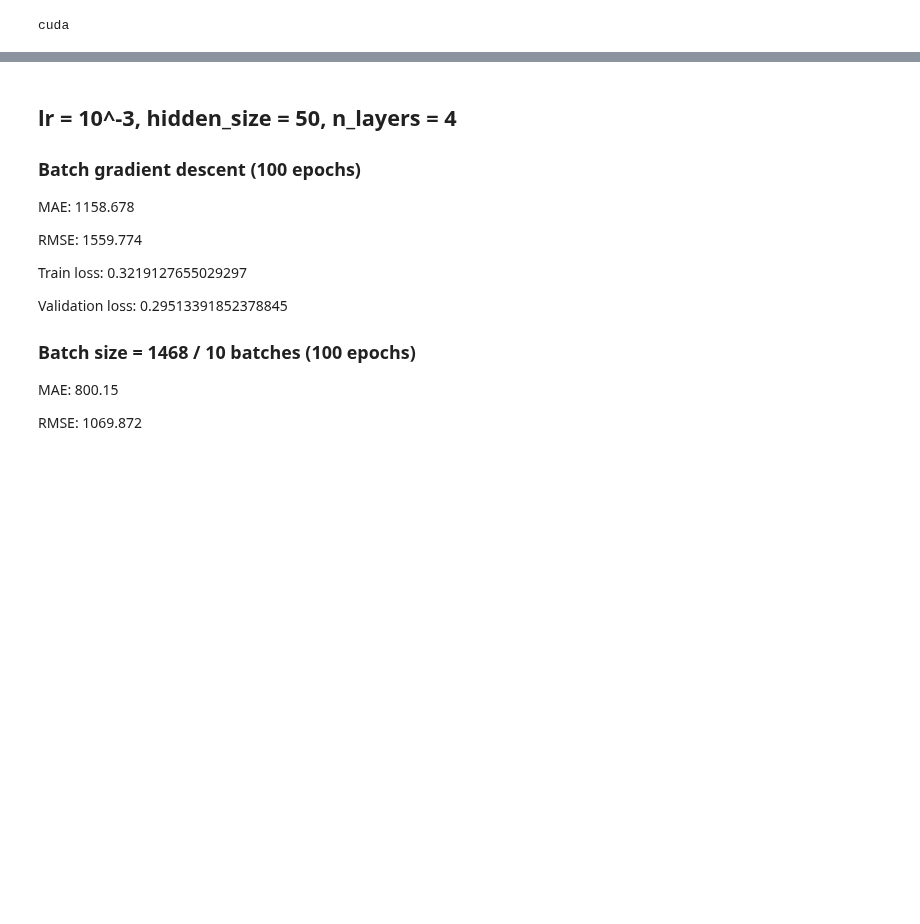
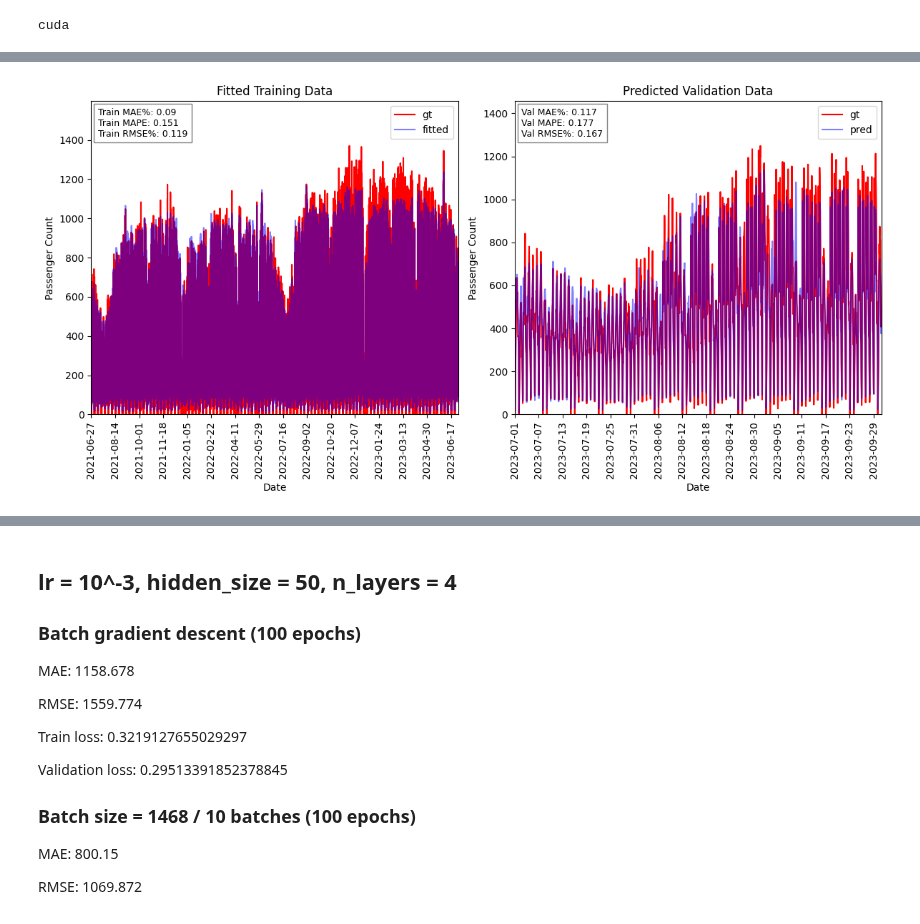
Before and after one commit to andr830g/Machine-Learning-Passenger-Forecasting, a Jupyter notebook: DeepLearningModelling.ipynb, the cells around one changed output, grey strips where cells are left out. Saved outputs shown, nothing was run; the diff lists cells and outputs as text; code cells hidden in the pictures; blank space fills up the shorter version.

Commit message:
Created plot function and moved it to utils.tools

```diff
--- a/DeepLearningModelling.ipynb
+++ b/DeepLearningModelling.ipynb
@@ -16,25 +17,34 @@ exog = True
 if diff:
     # Input diff, output diff
     target_column = "diff"
-    drop_cols = ["date", "hour", "year", "quarter", "Q1", "month", "monthNumber", "weekNumber", "weekDay", "dateNumber", "mon", "workdayPlan", "line", "passengersBoarding", "datetime", "eventName"]
+    drop_cols = ["date", "hour", "year", "quarter", "Q1", "month",
+                 "monthNumber", "weekNumber", "weekDay", "dateNumber", "mon",
+                 "workdayPlan", "line", "passengersBoarding", "datetime", "eventName"]
     lagColName = "diffLag"
 
 if not diff:
     # Input passengers, output passengers
     target_column = "passengersBoarding"
-    drop_cols = ["date", "hour", "year", "quarter", "Q1", "month", "monthNumber", "weekNumber", "weekDay", "dateNumber", "mon", "workdayPlan", "line", "datetime", "eventName"]
+    drop_cols = ["date", "hour", "year", "quarter", "Q1", "month",
+                 "monthNumber", "weekNumber", "weekDay", "dateNumber", "mon",
+                 "workdayPlan", "line", "datetime", "eventName"]
     lagColName = "lag"
 
+true_target_column = "passengersBoarding"
 df60 = utils.DataSplitter.getTrainData(60, diff=diff)
 
 train60, val60 = utils.DataSplitter.performTrainValSplit(df60)
-train60_1A = train60[train60["line"] == "1A"]
-val60_1A = val60[val60["line"] == "1A"]
+train60_1A = train60[train60["line"] == "1A"].reset_index(drop=True)
+val60_1A = val60[val60["line"] == "1A"].reset_index(drop=True)
+val60_1A.index += train60_1A.index.stop
 
 X_train = train60_1A.drop(columns=([target_column] + drop_cols), axis=1).reset_index(drop=True)
 X_val = val60_1A.drop(columns=([target_column] + drop_cols), axis=1).reset_index(drop=True)
 y_train = train60_1A[target_column].reset_index(drop=True)
 y_val = val60_1A[target_column].reset_index(drop=True)
+y_train_true = train60_1A[true_target_column].reset_index(drop=True)
+y_val_true = val60_1A[true_target_column].reset_index(drop=True)
+y_val_true.index += y_train.index.stop
 
 X_train, X_val = utils.Pytorch.selectFeatures(X_train, X_val, lags=lags, exog=exog, lagColName=lagColName)
 # %%
@@ -73,6 +81,8 @@ model, y_train_pred, y_val_pred, epoch_range, train_loss_list, val_loss_list = u
                                                                                                              y_train,
                                                                                                              X_val,
                                                                                                              y_val,
+                                                                                                             y_train_true,
+                                                                                                             y_val_true,
                                                                                                              model=model,
                                                                                                              batchSize=32,
                                                                                                              epochs=40,
@@ -122,0 +95,4 @@ val RMSE%: 0.171
+# %%
+plotFitAndPredictions(y_train_pred, y_val_pred, y_train_true, y_val_true, trainDateCol=train60_1A["date"], valDateCol=val60_1A["date"])
+# %% [output]
+[figure, added]
```
Also changed, not shown: parts of 5 cells of this notebook, 2 other files.
